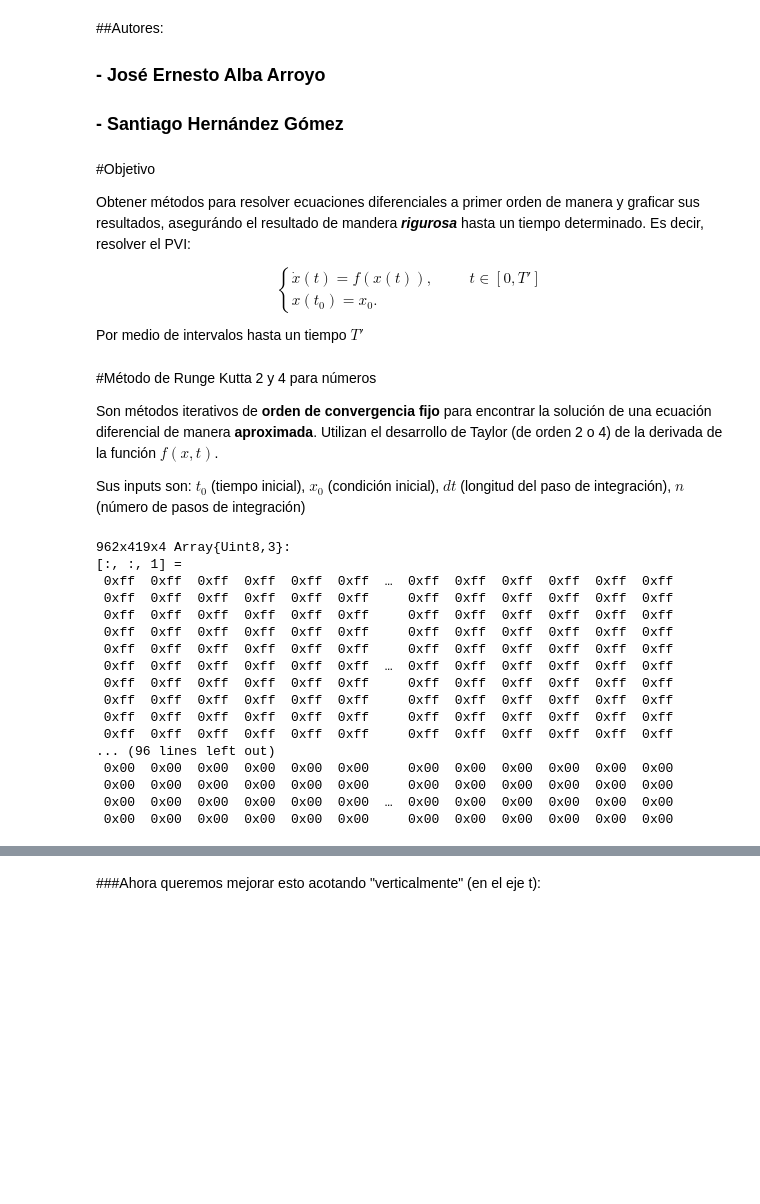
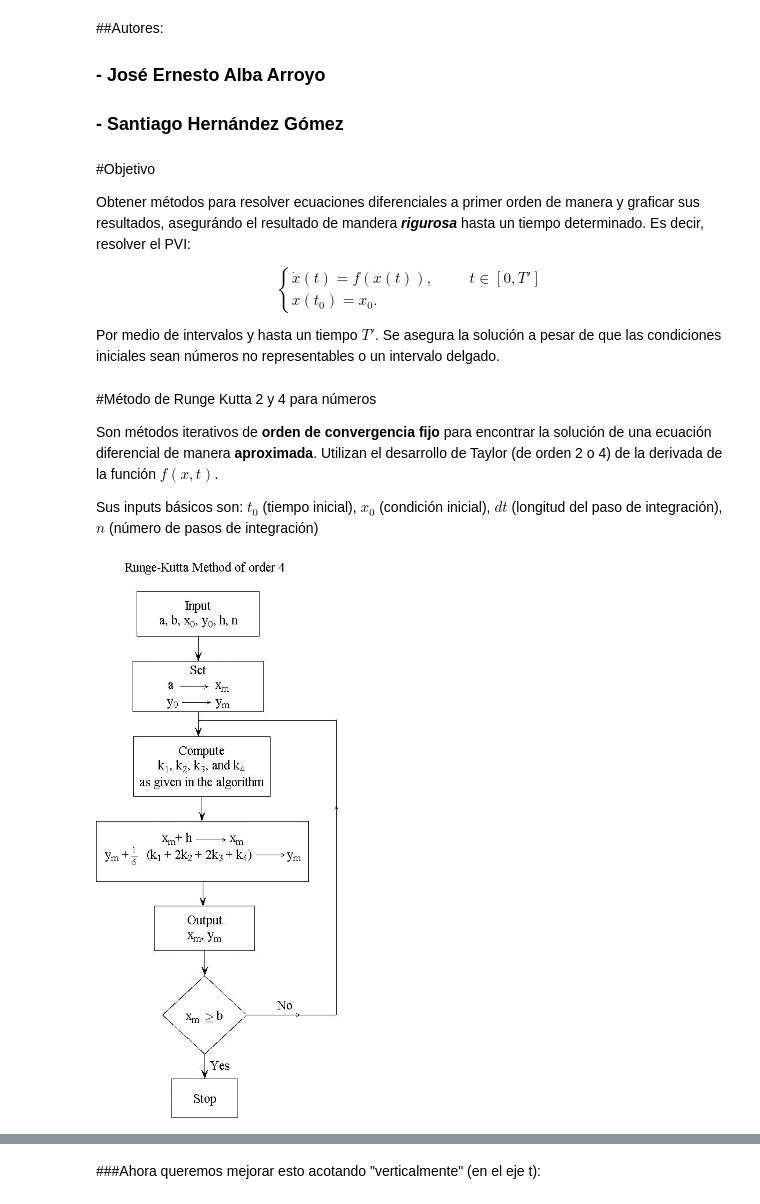
Before and after one commit to ealba/ProyectoClase, a Jupyter notebook: Notas/PresentacionFinal.ipynb, the cells around one changed output, grey strips where cells are left out. Saved outputs shown, nothing was run; the diff lists cells and outputs as text; code cells hidden in the pictures; blank space fills up the shorter version.

Commit message:
Resumen y 3 figuras hasta el sábado a las 3:30

```diff
--- a/Notas/PresentacionFinal.ipynb
+++ b/Notas/PresentacionFinal.ipynb
@@ -29,33 +26,18 @@ Obtener métodos para resolver ecuaciones diferenciales a primer orden de manera
     \right.
 \end{equation}
 
-Por medio de intervalos hasta un tiempo $T'$
+Por medio de intervalos y hasta un tiempo $T'$. Se asegura la solución a pesar de que las condiciones iniciales sean números no representables o un intervalo delgado.
 # %% [markdown]
 #Método de Runge Kutta 2 y 4 para números
 
 Son métodos iterativos de **orden de convergencia fijo** para encontrar la solución de una ecuación diferencial de manera **aproximada**. Utilizan el desarrollo de Taylor (de orden 2 o 4) de la derivada de la función $f(x,t)$.
 
-Sus inputs son: $t_0$ (tiempo inicial), $x_0$ (condición inicial), $dt$ (longitud del paso de integración), $n$  (número de pasos de integración)
+Sus inputs básicos son: $t_0$ (tiempo inicial), $x_0$ (condición inicial), $dt$ (longitud del paso de integración), $n$  (número de pasos de integración)
-# %%
-imread(imagen1)
-# %% [output]
-962x419x4 Array{Uint8,3}:
-[:, :, 1] =
- 0xff  0xff  0xff  0xff  0xff  0xff  …  0xff  0xff  0xff  0xff  0xff  0xff
- 0xff  0xff  0xff  0xff  0xff  0xff     0xff  0xff  0xff  0xff  0xff  0xff
- 0xff  0xff  0xff  0xff  0xff  0xff     0xff  0xff  0xff  0xff  0xff  0xff
- 0xff  0xff  0xff  0xff  0xff  0xff     0xff  0xff  0xff  0xff  0xff  0xff
- 0xff  0xff  0xff  0xff  0xff  0xff     0xff  0xff  0xff  0xff  0xff  0xff
- 0xff  0xff  0xff  0xff  0xff  0xff  …  0xff  0xff  0xff  0xff  0xff  0xff
- 0xff  0xff  0xff  0xff  0xff  0xff     0xff  0xff  0xff  0xff  0xff  0xff
- 0xff  0xff  0xff  0xff  0xff  0xff     0xff  0xff  0xff  0xff  0xff  0xff
- 0xff  0xff  0xff  0xff  0xff  0xff     0xff  0xff  0xff  0xff  0xff  0xff
- 0xff  0xff  0xff  0xff  0xff  0xff     0xff  0xff  0xff  0xff  0xff  0xff
-... (96 lines left out)
- 0x00  0x00  0x00  0x00  0x00  0x00     0x00  0x00  0x00  0x00  0x00  0x00
- 0x00  0x00  0x00  0x00  0x00  0x00     0x00  0x00  0x00  0x00  0x00  0x00
- 0x00  0x00  0x00  0x00  0x00  0x00  …  0x00  0x00  0x00  0x00  0x00  0x00
- 0x00  0x00  0x00  0x00  0x00  0x00     0x00  0x00  0x00  0x00  0x00  0x00
+# %%
+using Images
+imread("fig1.jpg")
+# %% [output]
+[figure, added]
 # %% [markdown]
 #Método de Primer Orden (Euler de Intervalos)
 
```
Also changed, not shown: parts of 49 cells of this notebook, 7 other files.
